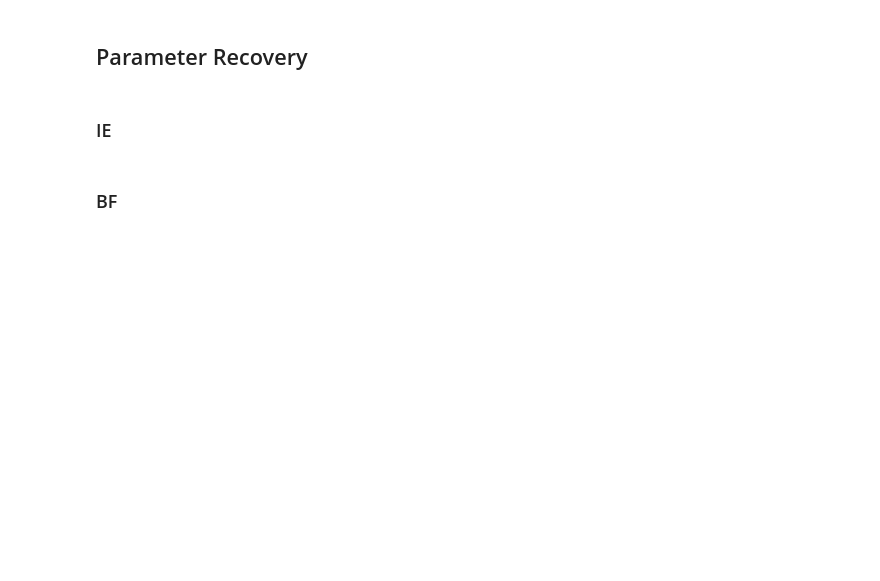
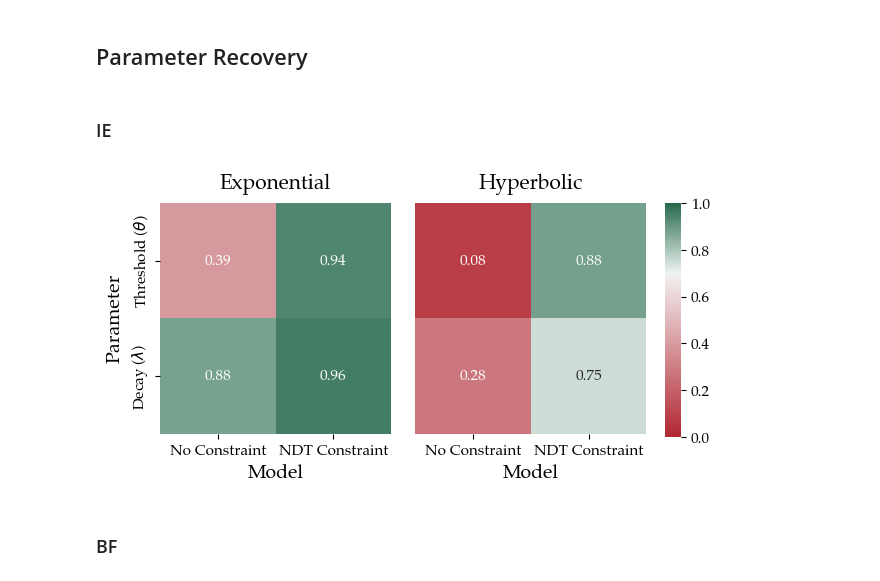
Before and after one commit to AmirHoseinHadian/CTDM_recovery, a Jupyter notebook: _Simulation/evaluation.ipynb, the cells around one changed output. Saved outputs shown, nothing was run; the diff lists cells and outputs as text; code cells hidden in the pictures; blank space fills up the shorter version.

```diff
--- a/_Simulation/evaluation.ipynb
+++ b/_Simulation/evaluation.ipynb
@@ -57,6 +68,43 @@ color_bar_pos = [0.84, 0.1, 0.02, 0.78]
 wspace = -0.3
 # %% [markdown]
 ### IE
+# %%
+no_constraint_exp_recovery = pd.read_csv('_01_IE/_01_no_constrain/_data/Exponential_rec_500.csv', index_col=0).to_numpy()
+no_constraint_hyper_recovery = pd.read_csv('_01_IE/_01_no_constrain/_data/Hyperbolic_rec_500.csv', index_col=0).to_numpy()
+ndt_constraint_exp_recovery = pd.read_csv('_01_IE/_02_ndt_constrain/_data/Exponential_rec_500.csv', index_col=0).to_numpy()
+ndt_constraint_hyper_recovery = pd.read_csv('_01_IE/_02_ndt_constrain/_data/Hyperbolic_rec_500.csv', index_col=0).to_numpy()
+recovery_data = [
+    no_constraint_exp_recovery, no_constraint_hyper_recovery,
+    ndt_constraint_exp_recovery, ndt_constraint_hyper_recovery
+]
+r2_exp = np.array([
+    [
+        r2_score(no_constraint_exp_recovery[:, 0], no_constraint_exp_recovery[:, 1]),
+        r2_score(ndt_constraint_exp_recovery[:, 0], ndt_constraint_exp_recovery[:, 1]),
+    ],
+    [
+        r2_score(no_constraint_exp_recovery[:, 2], no_constraint_exp_recovery[:, 3]),
+        r2_score(ndt_constraint_exp_recovery[:, 2], ndt_constraint_exp_recovery[:, 3]),
+    ],
+])
+r2_hyper = np.array([
+    [
+        r2_score(no_constraint_hyper_recovery[:, 0], no_constraint_hyper_recovery[:, 1]),
+        r2_score(ndt_constraint_hyper_recovery[:, 0], ndt_constraint_hyper_recovery[:, 1]),
+    ],
+    [
+        r2_score(no_constraint_hyper_recovery[:, 2], no_constraint_hyper_recovery[:, 3]),
+        r2_score(ndt_constraint_hyper_recovery[:, 2], ndt_constraint_hyper_recovery[:, 3]),
+    ],
+])
+
+data_list = [r2_exp, r2_hyper]
+# %%
+plot_recovery_heatmap(
+    data_list, param_names, model_names, x_label, color_bar_pos, wspace, 'IE_parameter_recovery'
+)
+# %% [output]
+[figure, added]
 # %% [markdown]
 ### BF
 # %%
```
Also changed, not shown: parts of 12 cells of this notebook, 6 other files.
